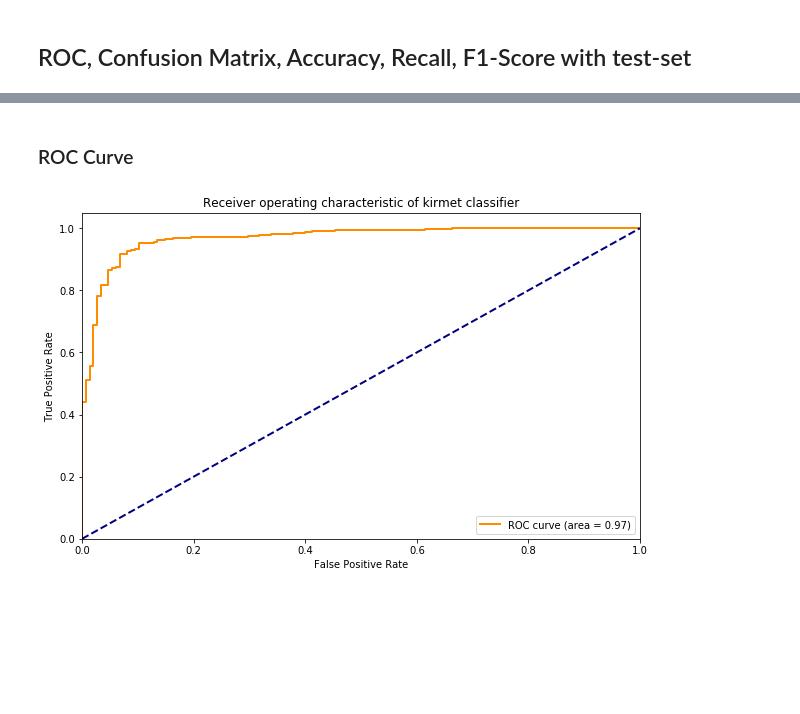
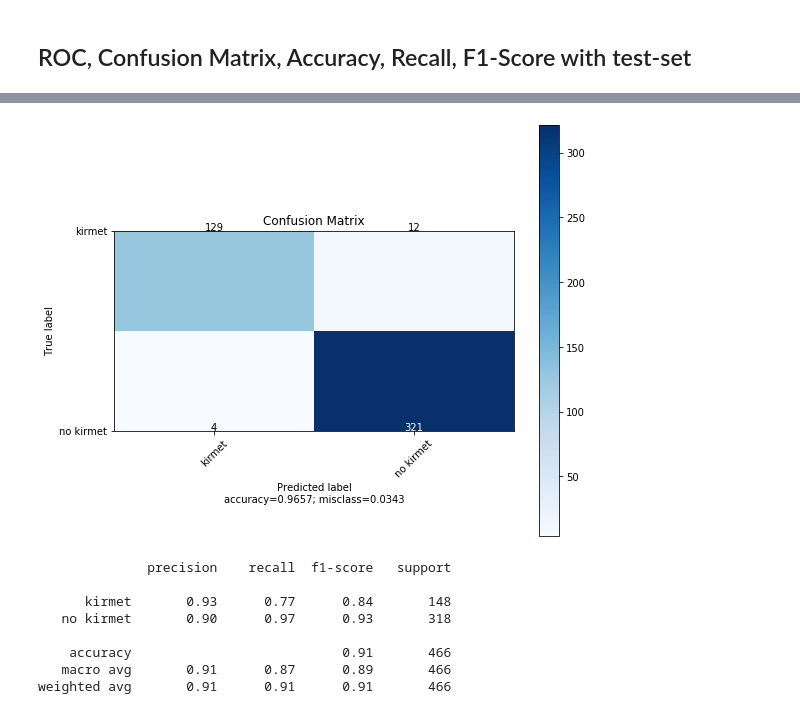
Before and after one commit to Sn3llius/similarity-modelling-2, a Jupyter notebook: src/Computer Vision/CreateModel.ipynb, the cells around one changed output, grey strips where cells are left out. Cells and saved outputs as stored; diff of their text form; code cells hidden in the pictures; blank space fills up the shorter version.

```diff
--- a/src/Computer Vision/CreateModel.ipynb
+++ b/src/Computer Vision/CreateModel.ipynb
@@ -163,3 +173,6 @@ test_loader = torch.utils.data.DataLoader(test_dataset,batch_size=batch_size)
+# %%
+torch.save(test_loader, 'C:\\Users\\cwimmer\\OneDrive - Capgemini\\Projekte\\Similarity Modelling 2\\src\\Computer Vision\\test.pth')
+test_loader = torch.load('C:\\Users\\cwimmer\\OneDrive - Capgemini\\Projekte\\Similarity Modelling 2\\src\\Computer Vision\\test.pth')
 # %% [markdown]
 The worker paramter defines how many python subprocesses should be launched to load the data while training. This is especially usefull when training with a gpu.
 # %%
@@ -634,0 +686,4 @@ Test Loss:  0.2521      Test Accuracy: 0.9088
+# %%
+from sklearn.metrics import classification_report
+CATEGORIES = ['kirmet', 'no kirmet']
+print(classification_report(y_true = test_metrics[2], y_pred = test_metrics[3], target_names = CATEGORIES))
@@ -664,2 +729,0 @@ TP 309.0, TN 114.0, FP 34.0, FN 9.0
-# %% [markdown]
-### ROC Curve
@@ -676,20 +729,0 @@ roc_auc = auc(fpr, tpr)
-# %%
-plt.figure(figsize=(10,6))
-lw = 2
-plt.plot(fpr, tpr, color='darkorange',
-         lw=lw, label='ROC curve (area = %0.2f)' % roc_auc)
-plt.plot([0, 1], [0, 1], color='navy', lw=lw, linestyle='--')
-plt.xlim([0.0, 1.0])
-plt.ylim([0.0, 1.05])
-plt.xlabel('False Positive Rate')
-plt.ylabel('True Positive Rate')
-plt.title('Receiver operating characteristic of kirmet classifier')
-plt.legend(loc="lower right")
-
-
-plt.savefig('C:\\Users\\cwimmer\\OneDrive - Capgemini\\Projekte\\Similarity Modelling 2\\src\\Computer Vision\\plots\\ROC.png')
-
-
-plt.show()
-# %% [output]
-[figure, removed]
@@ -695,0 +811,21 @@ plt.show()
+# %%
+confusion_matrix = metrics.confusion_matrix(y_true=test_metrics[2], y_pred=test_metrics[3])
+# %%
+plot_confusion_matrix(cm           = confusion_matrix,
+                      normalize    = False,
+                      target_names = CATEGORIES,
+                      title        = "Confusion Matrix")
+# %% [output]
+[figure, added]
+# %%
+from sklearn.metrics import classification_report
+print(classification_report(y_true = test_metrics[2], y_pred = test_metrics[3], target_names = CATEGORIES))
+# %% [output]
+              precision    recall  f1-score   support
+
+      kirmet       0.93      0.77      0.84       148
+   no kirmet       0.90      0.97      0.93       318
+
+    accuracy                           0.91       466
+   macro avg       0.91      0.87      0.89       466
+weighted avg       0.91      0.91      0.91       466
```
Also changed, not shown: parts of 19 cells of this notebook, 4 other files.
